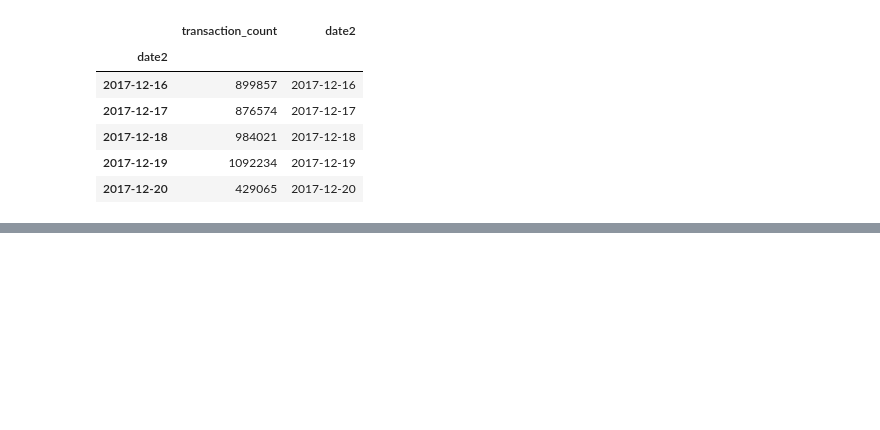
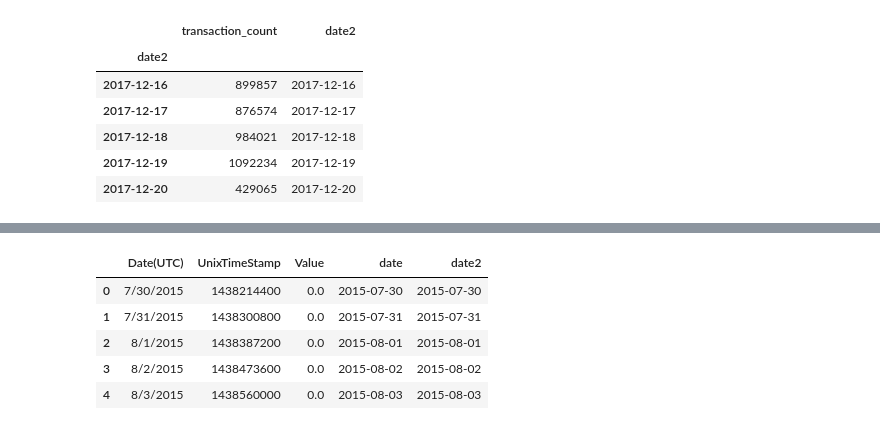
Before and after one commit to Jung-Woo-sik/Data_analysis_ethereum, a Jupyter notebook: transaction_count.ipynb, the cells around one changed output, grey strips where cells are left out. Cells and saved outputs as stored; diff of their text form; code cells hidden in the pictures; blank space fills up the shorter version.

```diff
--- a/transaction_count.ipynb
+++ b/transaction_count.ipynb
@@ -14,6 +14,10 @@ block7 = pd.read_csv('blocks7.csv',sep=',')
 block8 = pd.read_csv('blocks8.csv',sep=',')
 block9 = pd.read_csv('blocks9.csv',sep=',')
 block10 = pd.read_csv('blocks10.csv',sep=',')
+block11 = pd.read_csv('blocks11.csv',sep=',')
+block12 = pd.read_csv('blocks12.csv',sep=',')
+block13= pd.read_csv('blocks13.csv',sep=',')
+price = pd.read_csv('ether_price.csv',sep=',')
 # %%
 df1 = block1[["timestamp","transaction_count"]]
 df2 = block2[["timestamp","transaction_count"]]
@@ -356,0 +391,9 @@ plt.plot(df_new2['date2'],df_new2['transaction_count'])
+# %%
+price.head()
+# %% [output]
+|  | Date(UTC) | UnixTimeStamp | Value | date | date2 |
+| 0 | 7/30/2015 | 1438214400 | 0.0 | 2015-07-30 | 2015-07-30 |
+| 1 | 7/31/2015 | 1438300800 | 0.0 | 2015-07-31 | 2015-07-31 |
+| 2 | 8/1/2015 | 1438387200 | 0.0 | 2015-08-01 | 2015-08-01 |
+| 3 | 8/2/2015 | 1438473600 | 0.0 | 2015-08-02 | 2015-08-02 |
+| 4 | 8/3/2015 | 1438560000 | 0.0 | 2015-08-03 | 2015-08-03 |
```
Also changed, not shown: parts of 16 cells of this notebook.
